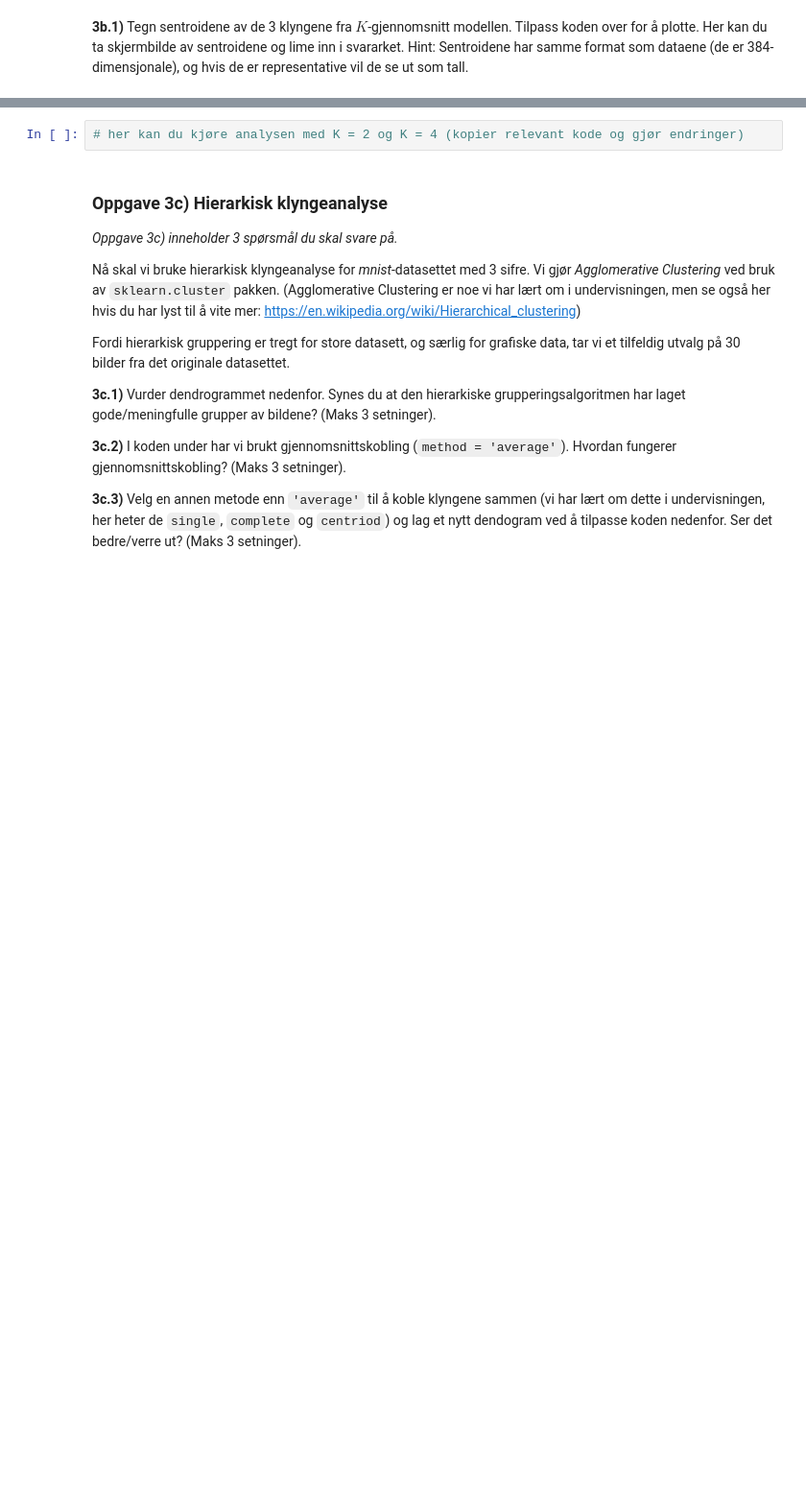
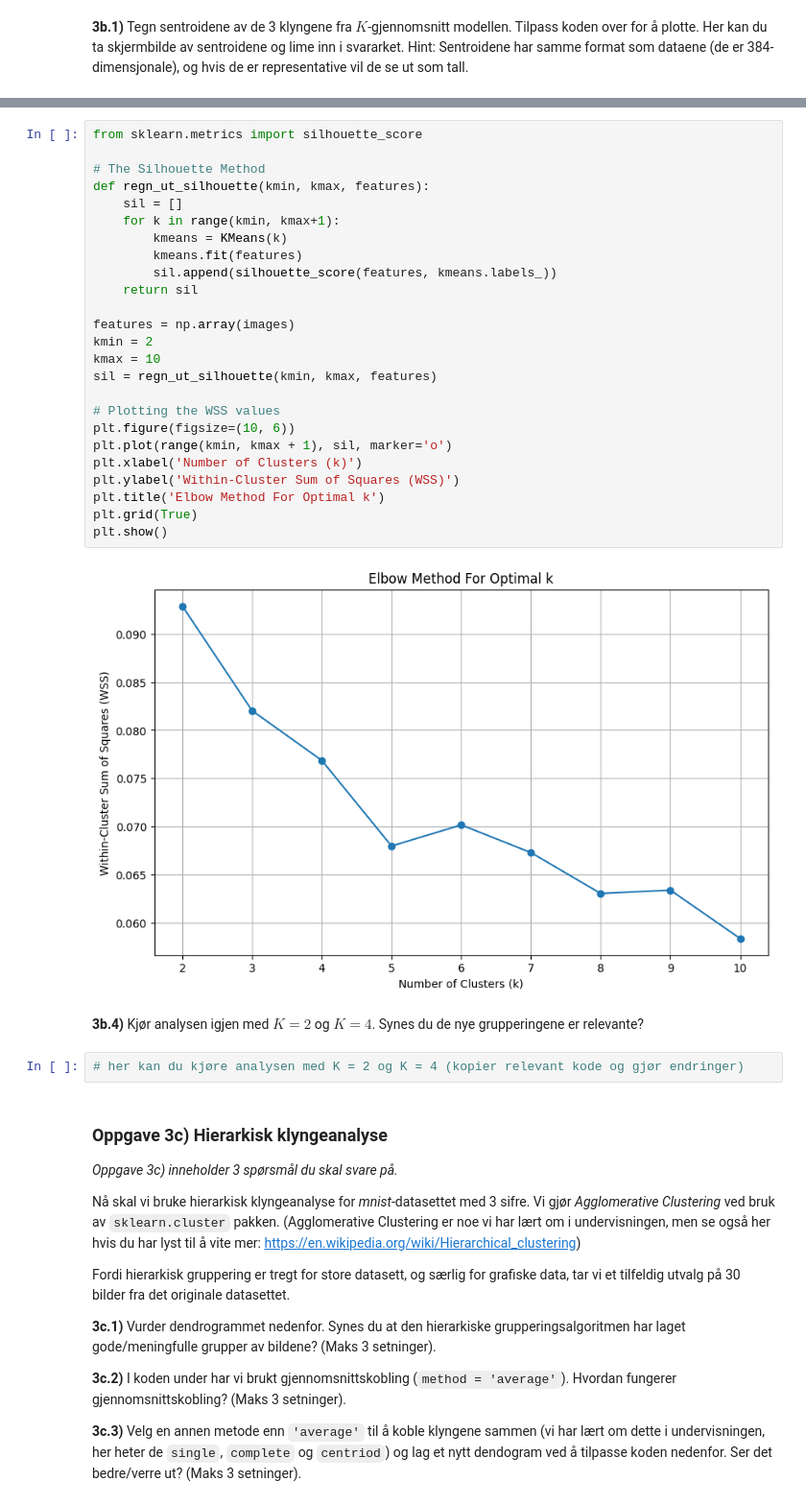
Before and after one commit to christianstensoe/ISTT1003-prosjekt-16, a Jupyter notebook: oppg3.ipynb, the cells around one changed output, grey strips where cells are left out. Shown: that part at 96% size. Saved outputs shown, nothing was run; the diff lists cells and outputs as text; blank space fills up the shorter version.

```diff
--- a/oppg3.ipynb
+++ b/oppg3.ipynb
@@ -189,3 +230,32 @@ plt.show()
+# %%
+from sklearn.metrics import silhouette_score
+
+# The Silhouette Method
+def regn_ut_silhouette(kmin, kmax, features):
+    sil = []
+    for k in range(kmin, kmax+1):
+        kmeans = KMeans(k)
+        kmeans.fit(features)
+        sil.append(silhouette_score(features, kmeans.labels_))
+    return sil
+
+features = np.array(images)
+kmin = 2
+kmax = 10
+sil = regn_ut_silhouette(kmin, kmax, features)
+
+# Plotting the WSS values
+plt.figure(figsize=(10, 6))
+plt.plot(range(kmin, kmax + 1), sil, marker='o')
+plt.xlabel('Number of Clusters (k)')
+plt.ylabel('Within-Cluster Sum of Squares (WSS)')
+plt.title('Elbow Method For Optimal k')
+plt.grid(True)
+plt.show()
+# %% [output]
+[figure, added]
+# %% [markdown]
+**3b.4)** Kjør analysen igjen med $K = 2$ og $K = 4$. Synes du de nye grupperingene er relevante?
 # %%
 # her kan du kjøre analysen med K = 2 og K = 4 (kopier relevant kode og gjør endringer)
 # %% [markdown]
```
Also changed, not shown: parts of 9 cells of this notebook, 1 other file.
